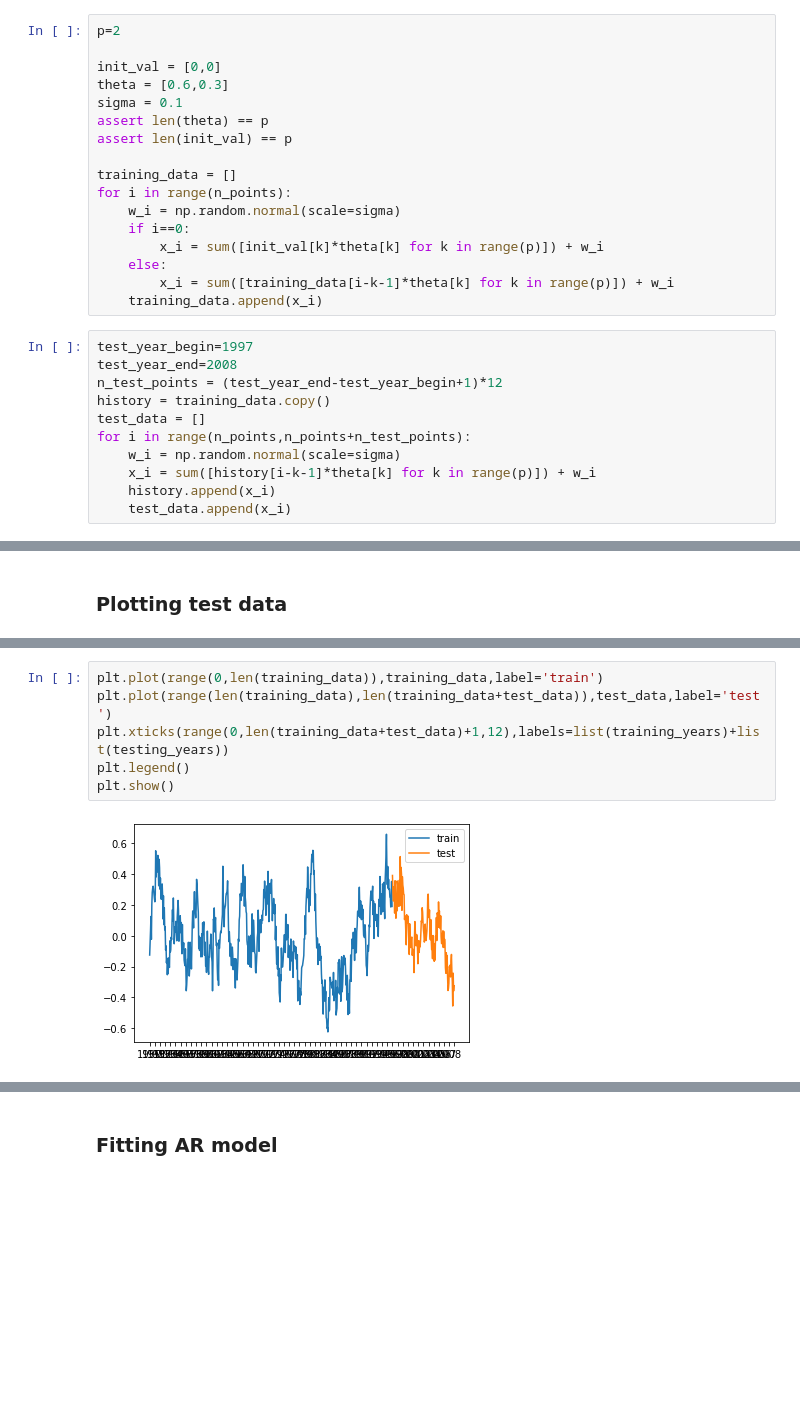
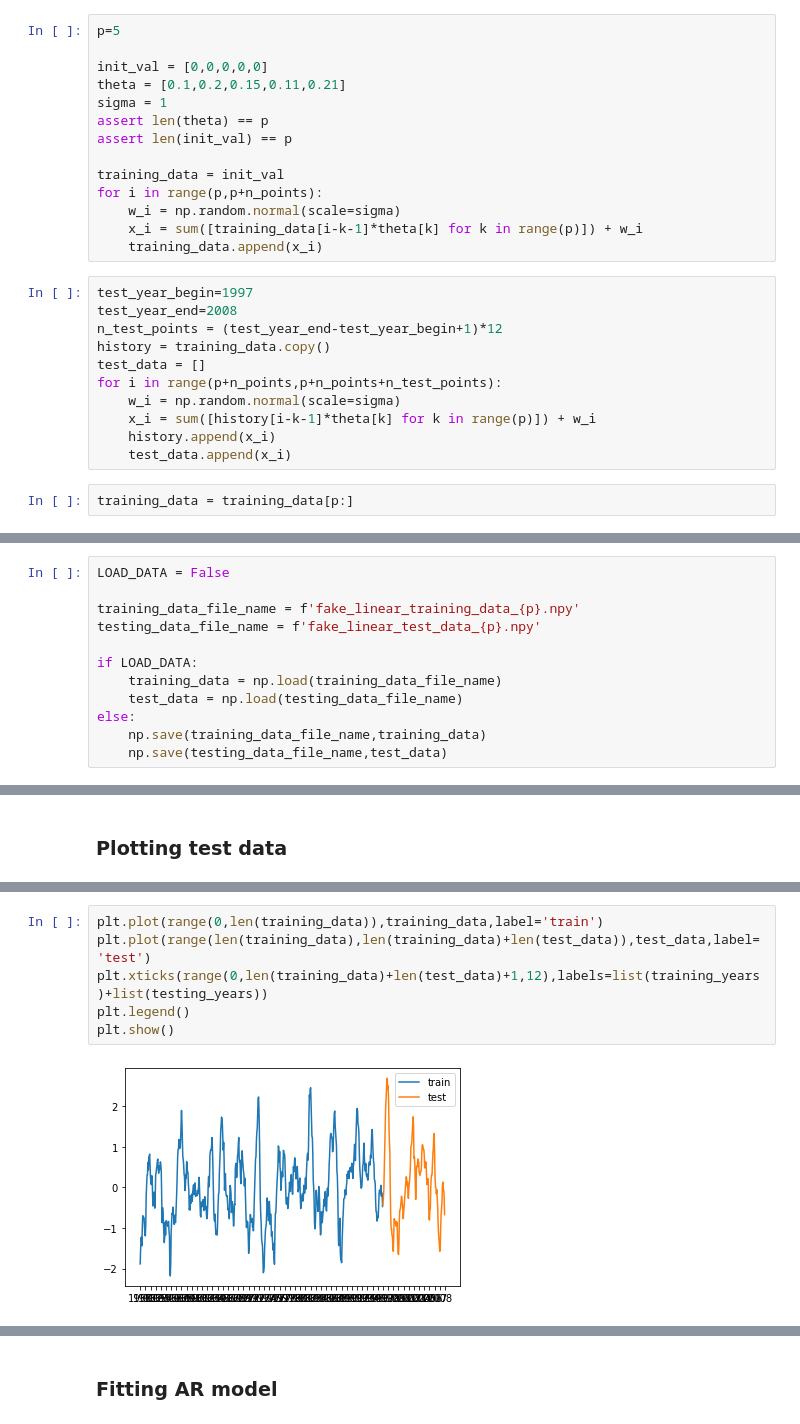
Before and after one commit to radsn23/ptsa2019project, a Jupyter notebook: ar_fakedata.ipynb, the cells around one changed output, grey strips where cells are left out. Saved outputs shown, nothing was run; the diff lists cells and outputs as text; blank space fills up the shorter version.

```diff
--- a/ar_fakedata.ipynb
+++ b/ar_fakedata.ipynb
@@ -285,21 +238,18 @@ year_begin=1950
 year_end=1996
 n_points = (year_end-year_begin+1)*12
 # %%
-p=2
+p=5
 
-init_val = [0,0]
-theta = [0.6,0.3]
-sigma = 0.1
+init_val = [0,0,0,0,0]
+theta = [0.1,0.2,0.15,0.11,0.21]
+sigma = 1
 assert len(theta) == p
 assert len(init_val) == p
 
-training_data = []
-for i in range(n_points):
+training_data = init_val
+for i in range(p,p+n_points):
     w_i = np.random.normal(scale=sigma)
-    if i==0:
-        x_i = sum([init_val[k]*theta[k] for k in range(p)]) + w_i
-    else:
-        x_i = sum([training_data[i-k-1]*theta[k] for k in range(p)]) + w_i
+    x_i = sum([training_data[i-k-1]*theta[k] for k in range(p)]) + w_i
     training_data.append(x_i)
 # %%
 test_year_begin=1997
@@ -307,8 +257,10 @@ test_year_end=2008
 n_test_points = (test_year_end-test_year_begin+1)*12
 history = training_data.copy()
 test_data = []
-for i in range(n_points,n_points+n_test_points):
+for i in range(p+n_points,p+n_points+n_test_points):
     w_i = np.random.normal(scale=sigma)
     x_i = sum([history[i-k-1]*theta[k] for k in range(p)]) + w_i
     history.append(x_i)
     test_data.append(x_i)
+# %%
+training_data = training_data[p:]
@@ -315,3 +269,15 @@ for i in range(n_points,n_points+n_test_points):
+# %%
+LOAD_DATA = False
+
+training_data_file_name = f'fake_linear_training_data_{p}.npy'
+testing_data_file_name = f'fake_linear_test_data_{p}.npy'
+
+if LOAD_DATA:
+    training_data = np.load(training_data_file_name)
+    test_data = np.load(testing_data_file_name)
+else:
+    np.save(training_data_file_name,training_data)
+    np.save(testing_data_file_name,test_data)
 # %% [markdown]
 ### Plotting training data, mean, acf and pacf
 # %%
@@ -331,8 +299,8 @@ plt.show()
 # %%
 plt.plot(range(0,len(training_data)),training_data,label='train')
-plt.plot(range(len(training_data),len(training_data+test_data)),test_data,label='test')
-plt.xticks(range(0,len(training_data+test_data)+1,12),labels=list(training_years)+list(testing_years))
+plt.plot(range(len(training_data),len(training_data)+len(test_data)),test_data,label='test')
+plt.xticks(range(0,len(training_data)+len(test_data)+1,12),labels=list(training_years)+list(testing_years))
 plt.legend()
 plt.show()
 # %% [output]
-[figure, old version]
+[figure, new version]
```
Also changed, not shown: parts of 95 cells of this notebook, 6 other files.
